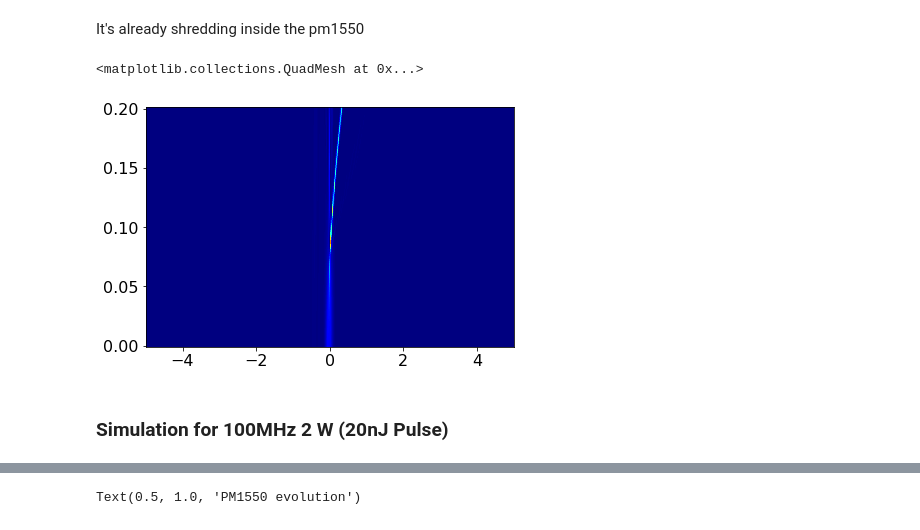
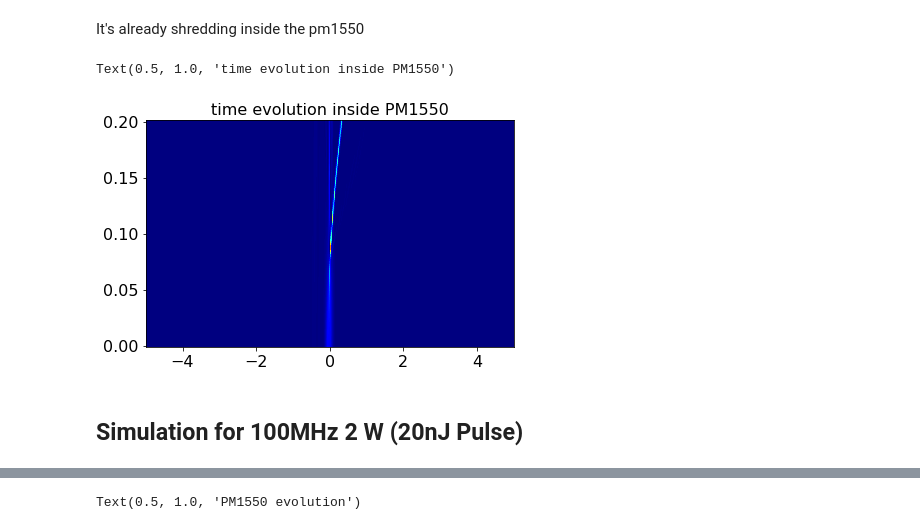
Before and after one commit to peter-chang62/James_Chou_Simulations, a Jupyter notebook: Jupyter Notebooks/Simulation Summary.ipynb, the cells around one changed output, grey strips where cells are left out. Drawn from its saved outputs; the diff is of its cells as text; code cells hidden in the pictures.

```diff
--- a/Jupyter Notebooks/Simulation Summary.ipynb
+++ b/Jupyter Notebooks/Simulation Summary.ipynb
@@ -282,11 +283,12 @@ It's already shredding inside the pm1550
 # %%
 res = res_pm1550
 plt.pcolormesh(pulse_from_W.T_ps, res.zs, res.AT.__abs__()**2, shading='auto', cmap='jet')
+plt.title("time evolution inside PM1550")
 # %% [output]
-<matplotlib.collections.QuadMesh at 0x...>
+Text(0.5, 1.0, 'time evolution inside PM1550')
-[figure, old version]
+[figure, new version]
 # %% [markdown]
-### Simulation for 100MHz 2 W (20nJ Pulse)
+## Simulation for 100MHz 2 W (20nJ Pulse)
 # %%
 # initialize a simulation instance
 ssfm = fpn.FiberFourWaveMixing()
```
Also changed, not shown: parts of 9 cells of this notebook, 1 other file.
